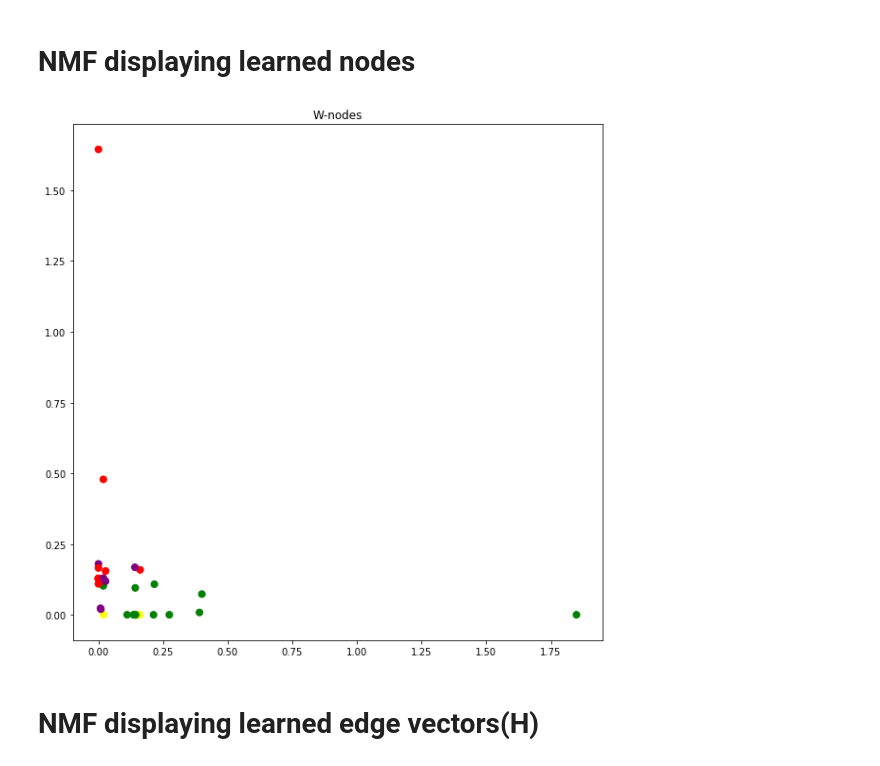
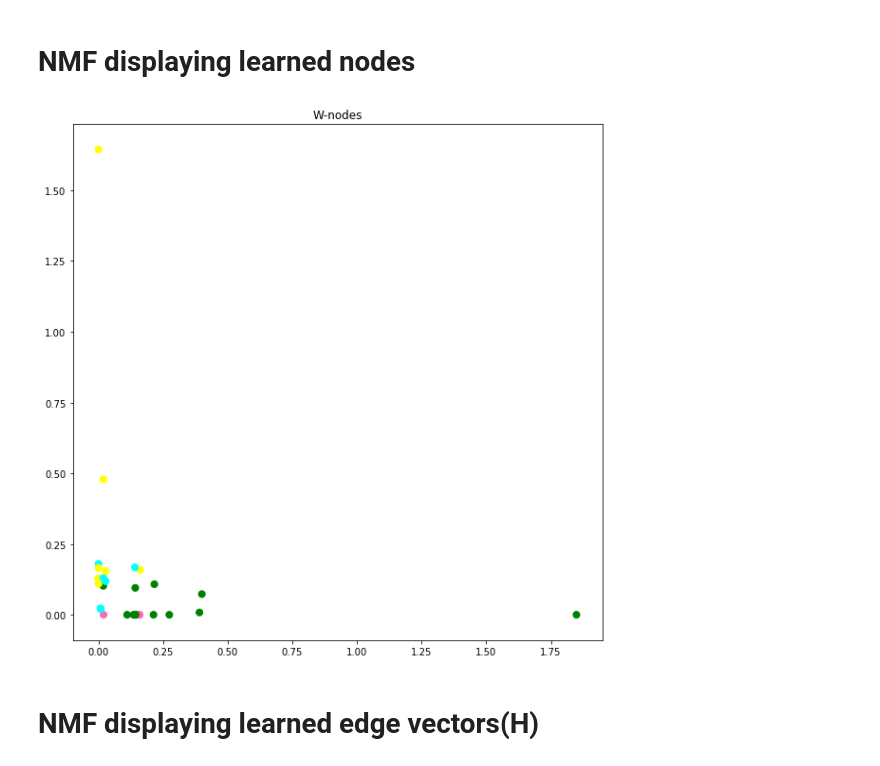
Before and after one commit to supriya-gdptl/incidence-mat-exp, a Jupyter notebook: Zachary-incidence-mat-exp.ipynb, the cells around one changed output. Cells and saved outputs as stored; diff of their text form; code cells hidden in the pictures.

```diff
--- a/Zachary-incidence-mat-exp.ipynb
+++ b/Zachary-incidence-mat-exp.ipynb
@@ -69,18 +70,18 @@ print(H.shape)
 # %%
 # displaying learned nodes
 import matplotlib
 import numpy as np
 
 fig = plt.figure(figsize=(10,10))
-colors=['green','hotpink','yellow', 'cyan','red','purple']#,'blue','black','mediumseagreen','khaki','plum']
+colors=['green','hotpink','yellow', 'cyan']#,'red','purple']#,'blue','black','mediumseagreen','khaki','plum']
 svd = fig.add_subplot(1,1,1)
 
 svd.scatter(W[:, 0], W[:, 1],c=np.array(list(partition.values())),marker='o',s=[50,50],cmap=matplotlib.colors.ListedColormap(colors))
 svd.title.set_text("W-nodes")
 
 plt.show()
 # %% [output]
-[figure, old version]
+[figure, new version]
 # %% [markdown]
 # NMF displaying learned edge vectors(H)
 # %%
```
Also changed, not shown: parts of 16 cells of this notebook.
